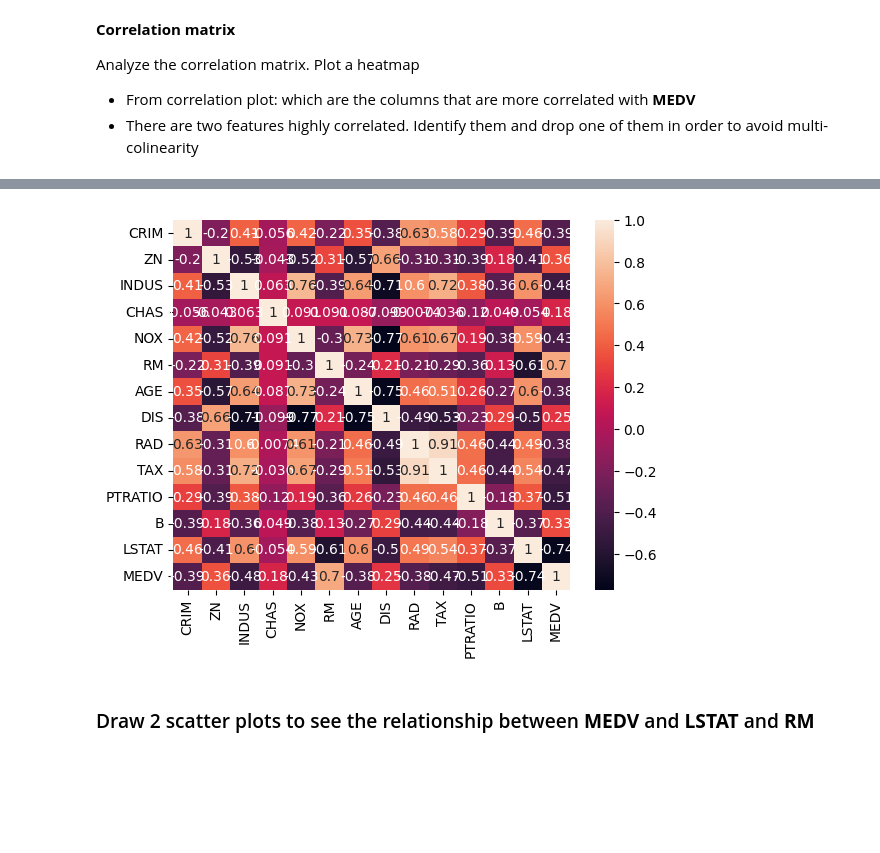
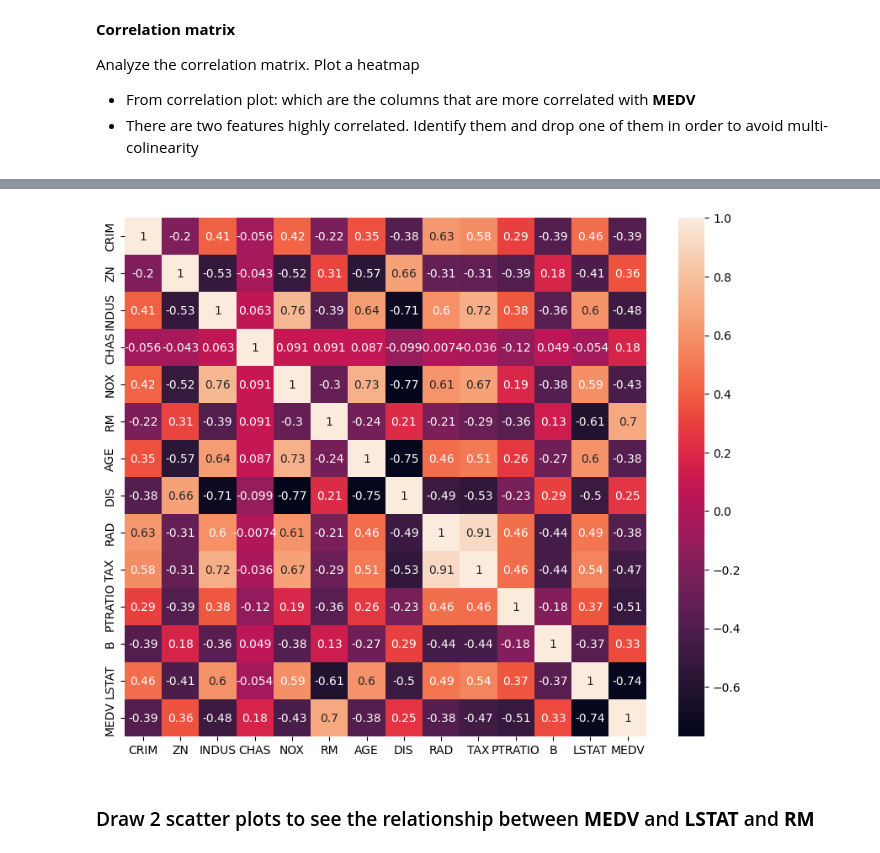
Before and after one commit to fgoiri/2026-02-BILBAO-FT-Data-Science, a Jupyter notebook: 3-Machine_Learning/1-Supervisado/1-Regression/2-Polynomial_Regression/ejercicios/3 Polynomial_Regression_FGO.ipynb, the cells around one changed output, grey strips where cells are left out. Cells and saved outputs as stored; diff of their text form; code cells hidden in the pictures; blank space fills up the shorter version.

```diff
--- a/3-Machine_Learning/1-Supervisado/1-Regression/2-Polynomial_Regression/ejercicios/3 Polynomial_Regression_FGO.ipynb
+++ b/3-Machine_Learning/1-Supervisado/1-Regression/2-Polynomial_Regression/ejercicios/3 Polynomial_Regression_FGO.ipynb
@@ -115,9 +115,10 @@ df.corr(numeric_only=True)
 | MEDV | -0.388305 | 0.360445 | -0.483725 | 0.175260 | -0.427321 | 0.695360 | -0.376955 | 0.249929 | -0.381626 | -0.468536 | -0.507787 | ... |
 # %%
 # Heatmap de la matriz de correlación:
+plt.figure(figsize=(10, 8))
 sns.heatmap(df.corr(numeric_only=True), annot=True);
 # %% [output]
-[figure, old version]
+[figure, new version]
 # %% [markdown]
 ### Draw 2 scatter plots to see the relationship between **MEDV** and **LSTAT** and **RM**
 # %%
```
Also changed, not shown: 4 other files.
